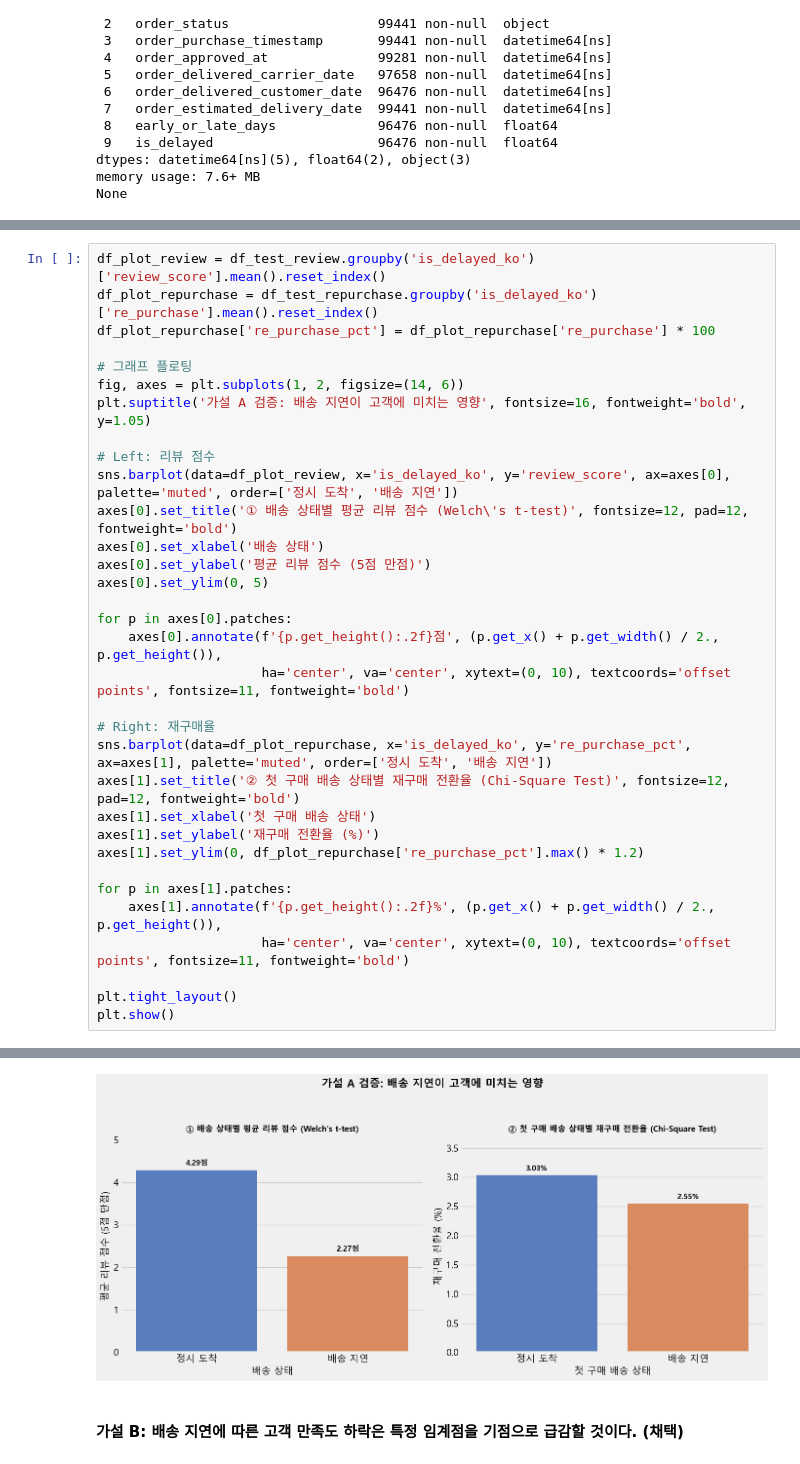
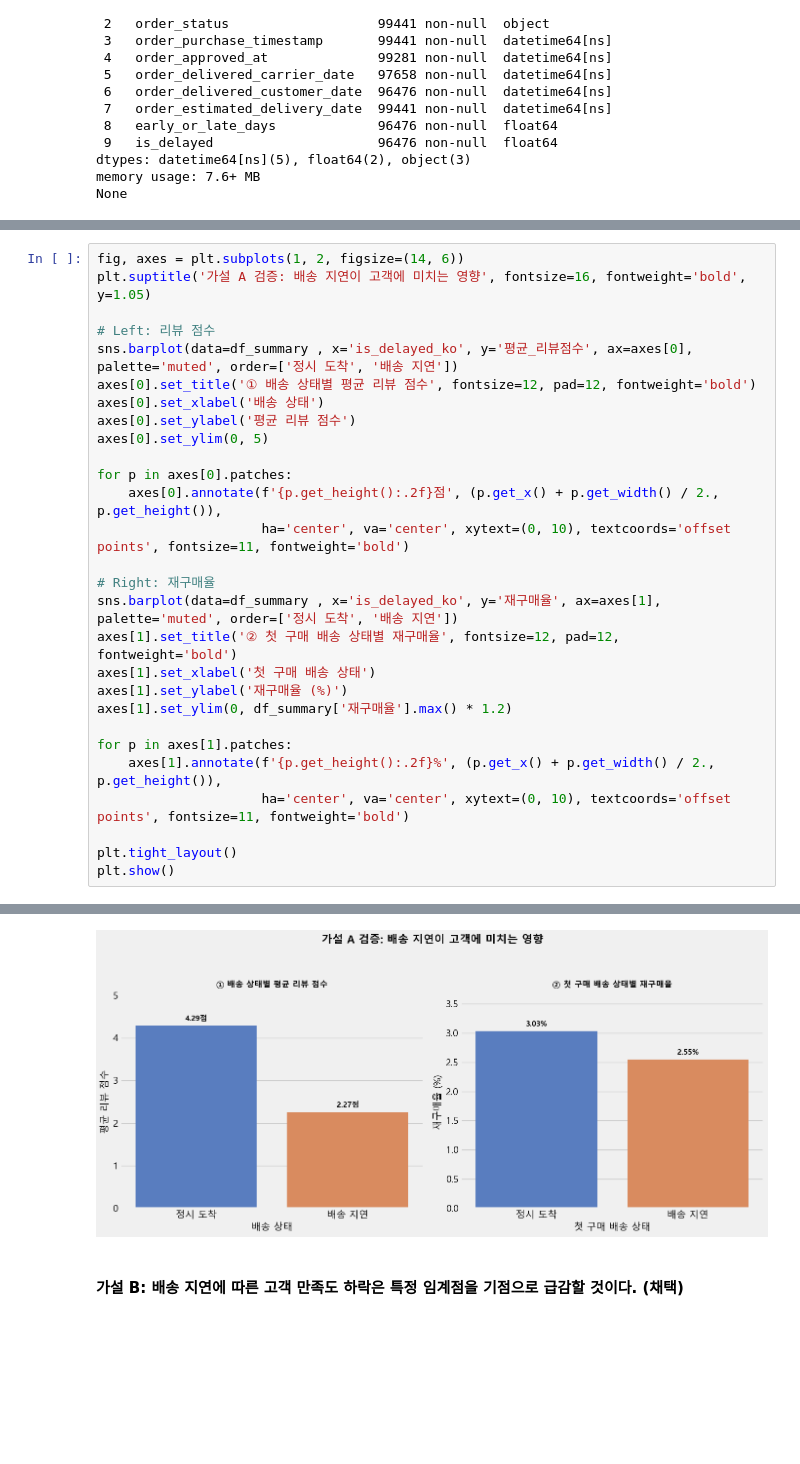
Before and after one commit to eunsung20311-dot/Olist-E-commerce-Analysis, a Jupyter notebook: 02_hypothesis_testing.ipynb, the cells around one changed output, grey strips where cells are left out. Saved outputs shown, nothing was run; the diff lists cells and outputs as text; blank space fills up the shorter version.

```diff
--- a/02_hypothesis_testing.ipynb
+++ b/02_hypothesis_testing.ipynb
@@ -127,17 +103,12 @@ p-value: 0.0315
 # %%
-df_plot_review = df_test_review.groupby('is_delayed_ko')['review_score'].mean().reset_index()
-df_plot_repurchase = df_test_repurchase.groupby('is_delayed_ko')['re_purchase'].mean().reset_index()
-df_plot_repurchase['re_purchase_pct'] = df_plot_repurchase['re_purchase'] * 100
-
-# 그래프 플로팅
 fig, axes = plt.subplots(1, 2, figsize=(14, 6))
 plt.suptitle('가설 A 검증: 배송 지연이 고객에 미치는 영향', fontsize=16, fontweight='bold', y=1.05)
 
 # Left: 리뷰 점수
-sns.barplot(data=df_plot_review, x='is_delayed_ko', y='review_score', ax=axes[0], palette='muted', order=['정시 도착', '배송 지연'])
-axes[0].set_title('① 배송 상태별 평균 리뷰 점수 (Welch\'s t-test)', fontsize=12, pad=12, fontweight='bold')
+sns.barplot(data=df_summary , x='is_delayed_ko', y='평균_리뷰점수', ax=axes[0], palette='muted', order=['정시 도착', '배송 지연'])
+axes[0].set_title('① 배송 상태별 평균 리뷰 점수', fontsize=12, pad=12, fontweight='bold')
 axes[0].set_xlabel('배송 상태')
-axes[0].set_ylabel('평균 리뷰 점수 (5점 만점)')
+axes[0].set_ylabel('평균 리뷰 점수')
 axes[0].set_ylim(0, 5)
 
 for p in axes[0].patches:
@@ -145,11 +116,11 @@ for p in axes[0].patches:
                      ha='center', va='center', xytext=(0, 10), textcoords='offset points', fontsize=11, fontweight='bold')
 
 # Right: 재구매율
-sns.barplot(data=df_plot_repurchase, x='is_delayed_ko', y='re_purchase_pct', ax=axes[1], palette='muted', order=['정시 도착', '배송 지연'])
-axes[1].set_title('② 첫 구매 배송 상태별 재구매 전환율 (Chi-Square Test)', fontsize=12, pad=12, fontweight='bold')
+sns.barplot(data=df_summary , x='is_delayed_ko', y='재구매율', ax=axes[1], palette='muted', order=['정시 도착', '배송 지연'])
+axes[1].set_title('② 첫 구매 배송 상태별 재구매율', fontsize=12, pad=12, fontweight='bold')
 axes[1].set_xlabel('첫 구매 배송 상태')
-axes[1].set_ylabel('재구매 전환율 (%)')
-axes[1].set_ylim(0, df_plot_repurchase['re_purchase_pct'].max() * 1.2)
+axes[1].set_ylabel('재구매율 (%)')
+axes[1].set_ylim(0, df_summary['재구매율'].max() * 1.2)
 
 for p in axes[1].patches:
     axes[1].annotate(f'{p.get_height():.2f}%', (p.get_x() + p.get_width() / 2., p.get_height()),
@@ -168,2 +139,2 @@ Passing `palette` without assigning `hue` is deprecated and will be removed in v
-[figure, old version]
+[figure, new version]
 # %% [markdown]
```
Also changed, not shown: parts of 24 cells of this notebook, 1 other file.
